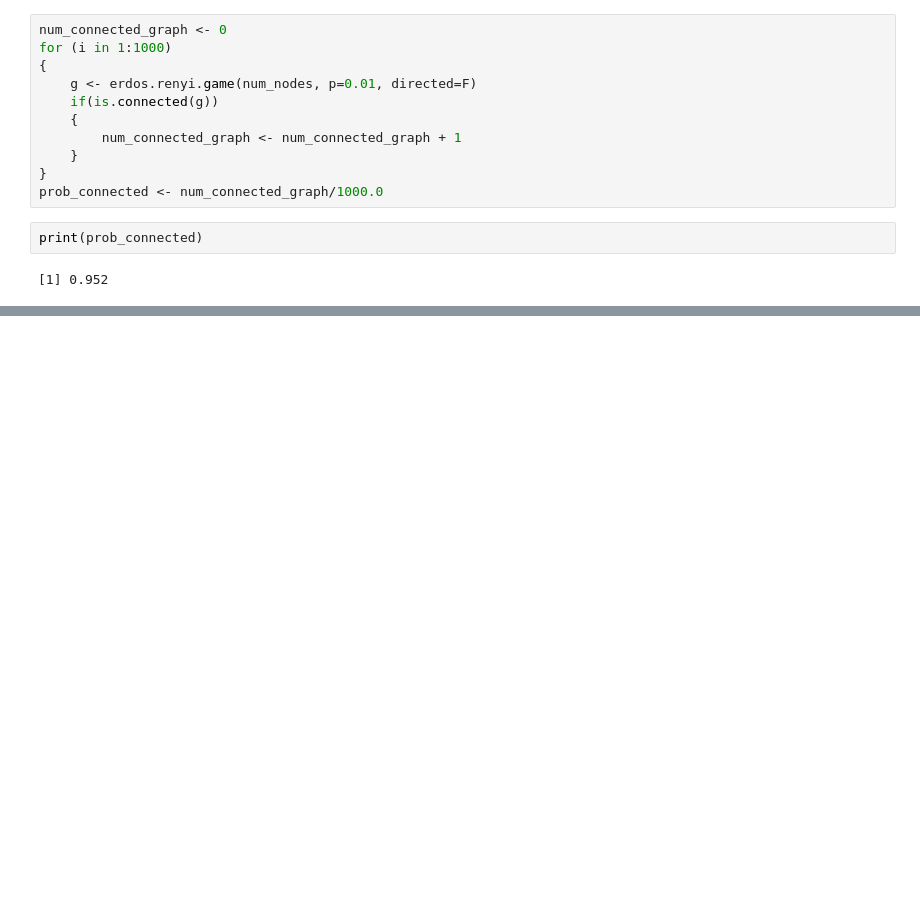
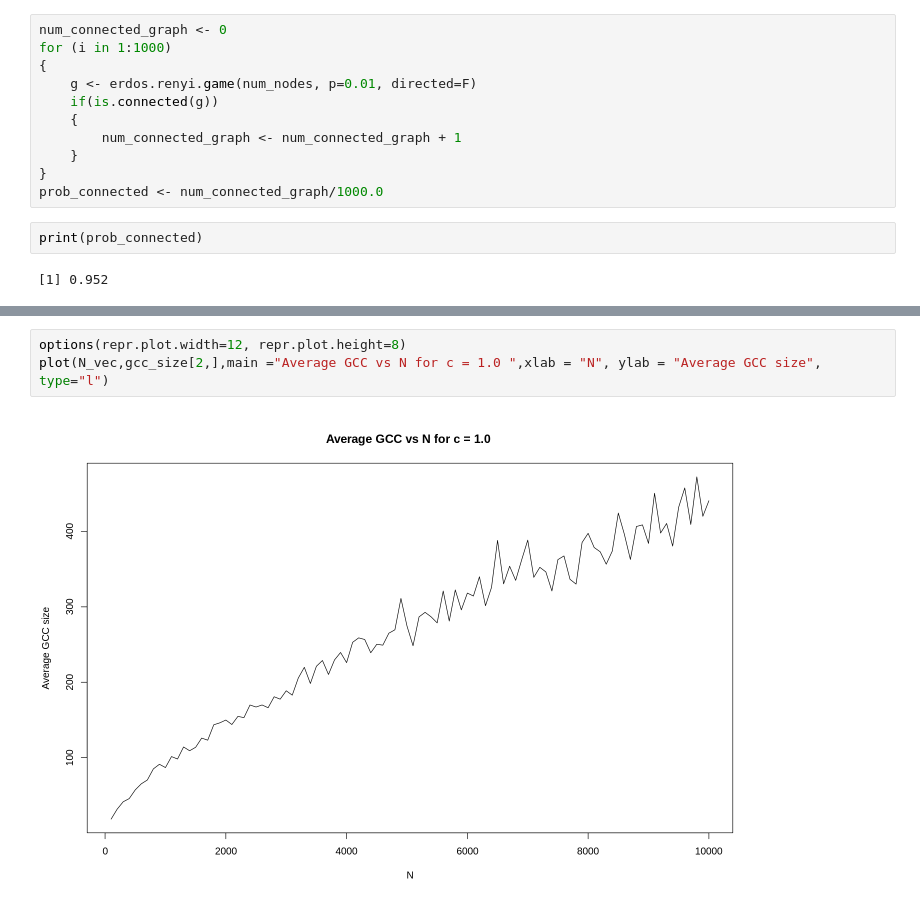
Before and after one commit to diplav09/ECE232_-LargeScaleSocialandComplexNetworks, a Jupyter notebook: ECE232_assignment1.ipynb, the cells around one changed output, grey strips where cells are left out. Drawn from its saved outputs; the diff is of its cells as text; blank space fills up the shorter version.

```diff
--- a/ECE232_assignment1.ipynb
+++ b/ECE232_assignment1.ipynb
@@ -161,0 +204,5 @@ print(prob_connected)
+# %%
+options(repr.plot.width=12, repr.plot.height=8)
+plot(N_vec,gcc_size[2,],main ="Average GCC vs N for c = 1.0 ",xlab = "N", ylab = "Average GCC size", type="l")
+# %% [output]
+[figure, added]
```
Also changed, not shown: parts of 8 cells of this notebook, 1 other file.
